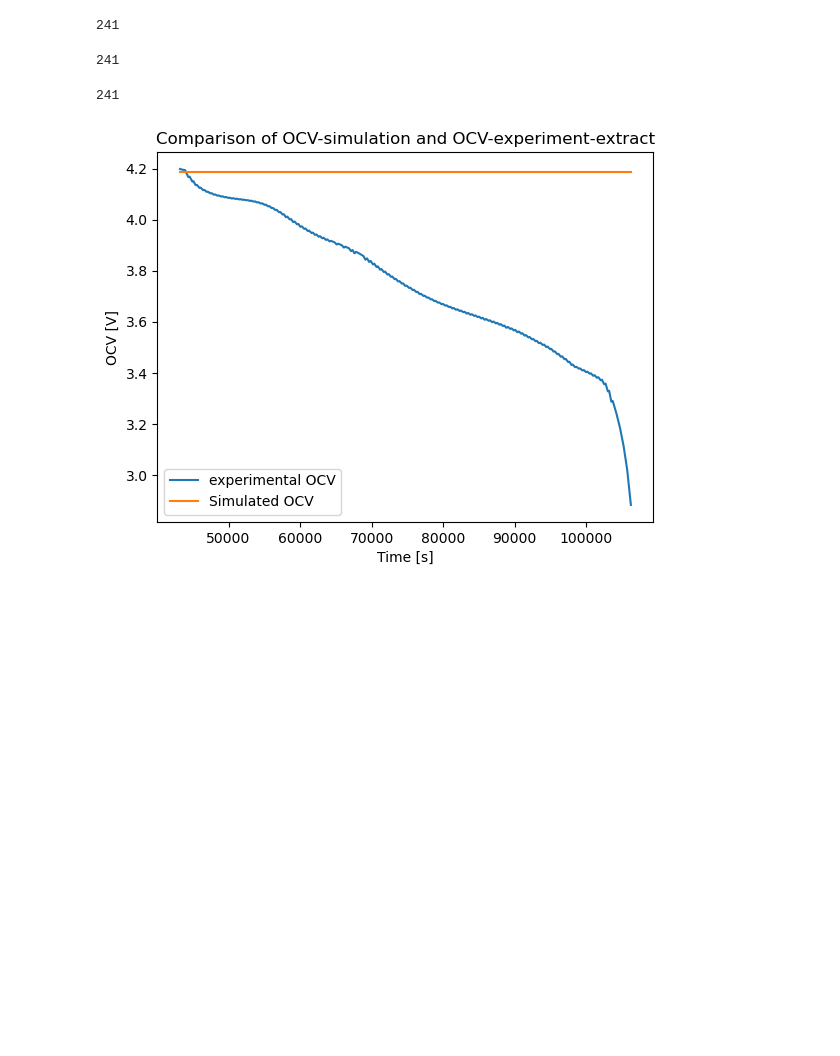
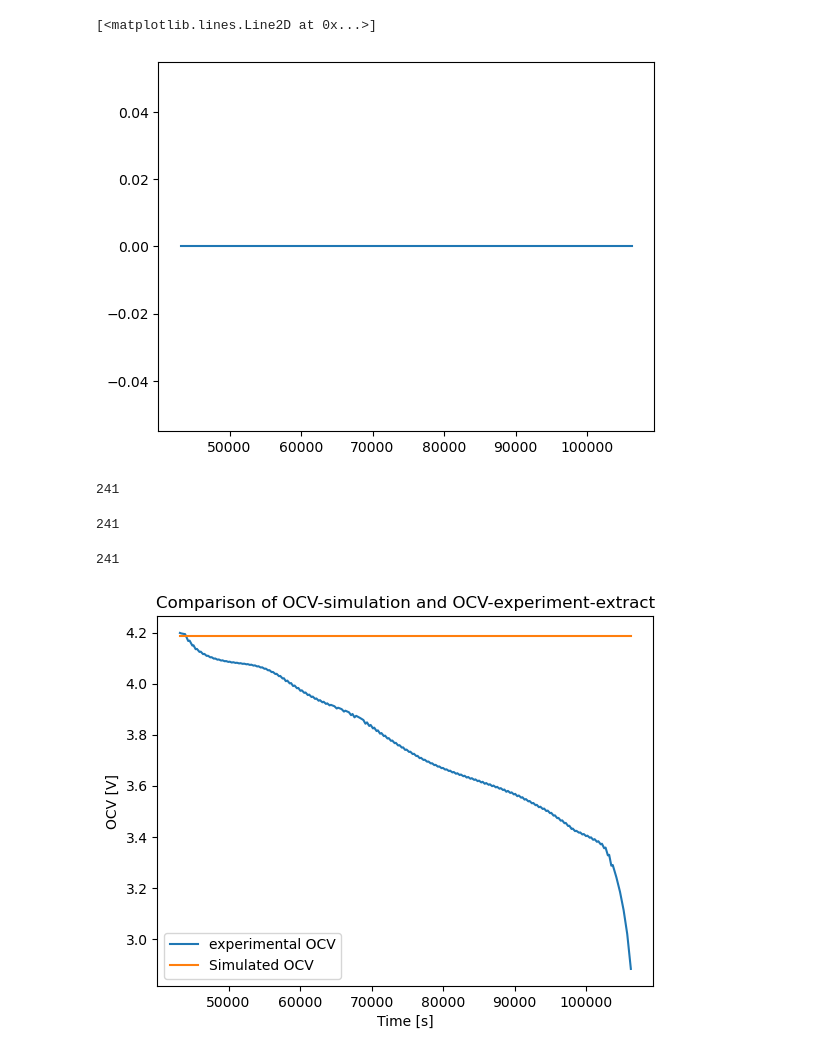
Before and after one commit to JerryOu10124/MA, a Jupyter notebook: ocv_sim_test.ipynb, the cells around one changed output. Cells and saved outputs as stored; diff of their text form; code cells hidden in the pictures; blank space fills up the shorter version.

```diff
--- a/ocv_sim_test.ipynb
+++ b/ocv_sim_test.ipynb
@@ -12,6 +12,11 @@ df_test = pd.read_csv('peak_data.csv')
 drive_cycle = df_test.to_numpy()
 time_data = drive_cycle[:, 1]  # Time data in seconds
 current_data = drive_cycle[:, 2]  # Current data in amperes
+# %%
+plt.plot(time_data, current_data)
+# %% [output]
+[<matplotlib.lines.Line2D at 0x...>]
+[figure, added]
 # %%
 time_data.shape[0]
 # %% [output]
```
Also changed, not shown: 7 other files.
